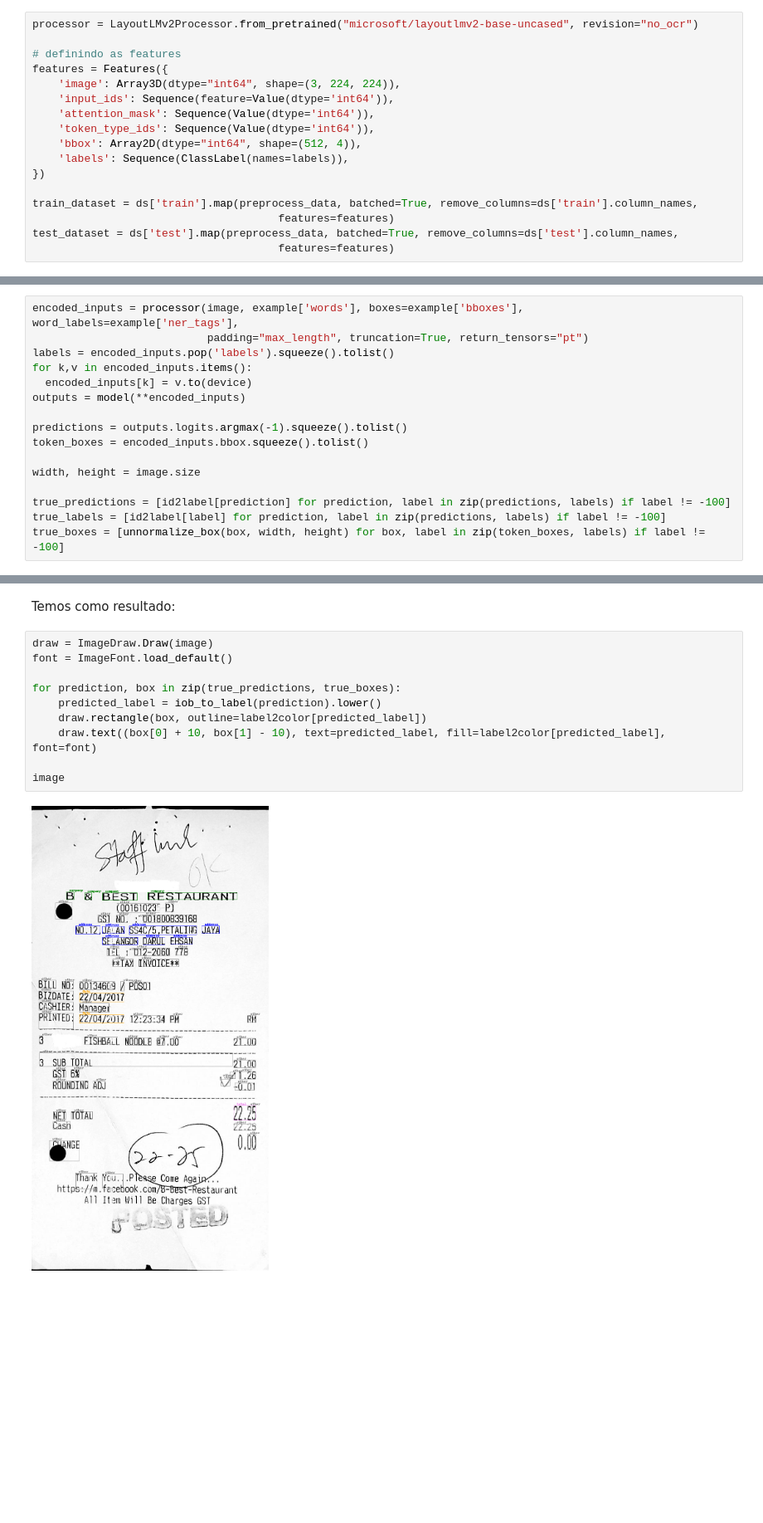
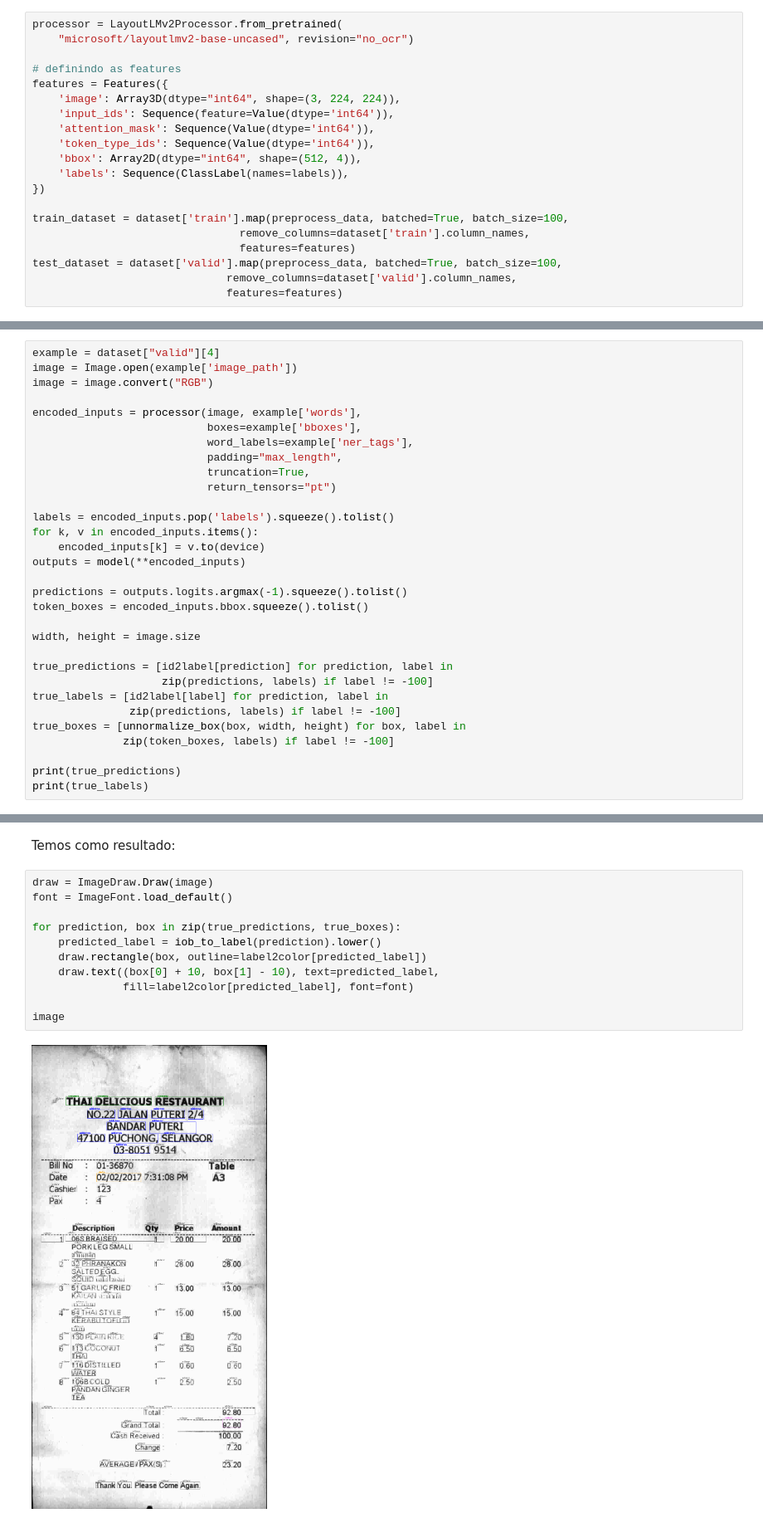
Before and after one commit to QSRafael/desafios-nlp, a Jupyter notebook: receipts/DesafioMostQI.ipynb, the cells around one changed output, grey strips where cells are left out. Shown at 83% size. Drawn from its saved outputs; the diff is of its cells as text; blank space fills up the shorter version.

````diff
--- a/receipts/DesafioMostQI.ipynb
+++ b/receipts/DesafioMostQI.ipynb
@@ -213,7 +240,8 @@ label2color = {'address':'blue', 'company':'green', 'date':'orange', 'total':'vi
 # %% [markdown]
 O ```LayoutLMv2Processor``` contém todas as funcionalidades que precisamos para preparar os dados para o modelo.
 # %%
-processor = LayoutLMv2Processor.from_pretrained("microsoft/layoutlmv2-base-uncased", revision="no_ocr")
+processor = LayoutLMv2Processor.from_pretrained(
+    "microsoft/layoutlmv2-base-uncased", revision="no_ocr")
 
 # definindo as features
 features = Features({
@@ -225,7 +253,9 @@ features = Features({
     'labels': Sequence(ClassLabel(names=labels)),
 })
 
-train_dataset = ds['train'].map(preprocess_data, batched=True, remove_columns=ds['train'].column_names,
-                                      features=features)
-test_dataset = ds['test'].map(preprocess_data, batched=True, remove_columns=ds['test'].column_names,
-                                      features=features)
+train_dataset = dataset['train'].map(preprocess_data, batched=True, batch_size=100,
+                                remove_columns=dataset['train'].column_names,
+                                features=features)
+test_dataset = dataset['valid'].map(preprocess_data, batched=True, batch_size=100,
+                              remove_columns=dataset['valid'].column_names,
+                              features=features)
@@ -363,9 +377,18 @@ Passando a imagem pelo modelo:
 # %%
-encoded_inputs = processor(image, example['words'], boxes=example['bboxes'], word_labels=example['ner_tags'],
-                           padding="max_length", truncation=True, return_tensors="pt")
+example = dataset["valid"][4]
+image = Image.open(example['image_path'])
+image = image.convert("RGB")
+
+encoded_inputs = processor(image, example['words'],
+                           boxes=example['bboxes'],
+                           word_labels=example['ner_tags'],
+                           padding="max_length",
+                           truncation=True,
+                           return_tensors="pt")
+
 labels = encoded_inputs.pop('labels').squeeze().tolist()
-for k,v in encoded_inputs.items():
-  encoded_inputs[k] = v.to(device)
+for k, v in encoded_inputs.items():
+    encoded_inputs[k] = v.to(device)
 outputs = model(**encoded_inputs)
 
 predictions = outputs.logits.argmax(-1).squeeze().tolist()
@@ -373,6 +396,12 @@ token_boxes = encoded_inputs.bbox.squeeze().tolist()
 
 width, height = image.size
 
-true_predictions = [id2label[prediction] for prediction, label in zip(predictions, labels) if label != -100]
-true_labels = [id2label[label] for prediction, label in zip(predictions, labels) if label != -100]
-true_boxes = [unnormalize_box(box, width, height) for box, label in zip(token_boxes, labels) if label != -100]
+true_predictions = [id2label[prediction] for prediction, label in
+                    zip(predictions, labels) if label != -100]
+true_labels = [id2label[label] for prediction, label in
+               zip(predictions, labels) if label != -100]
+true_boxes = [unnormalize_box(box, width, height) for box, label in
+              zip(token_boxes, labels) if label != -100]
+
+print(true_predictions)
+print(true_labels)
@@ -387,13 +413,14 @@ Temos como resultado:
 # %%
 draw = ImageDraw.Draw(image)
 font = ImageFont.load_default()
 
 for prediction, box in zip(true_predictions, true_boxes):
     predicted_label = iob_to_label(prediction).lower()
     draw.rectangle(box, outline=label2color[predicted_label])
-    draw.text((box[0] + 10, box[1] - 10), text=predicted_label, fill=label2color[predicted_label], font=font)
+    draw.text((box[0] + 10, box[1] - 10), text=predicted_label,
+              fill=label2color[predicted_label], font=font)
 
 image
 # %% [output]
-[figure, old version]
+[figure, new version]
 # %% [markdown]
````
Also changed, not shown: parts of 33 cells of this notebook.
